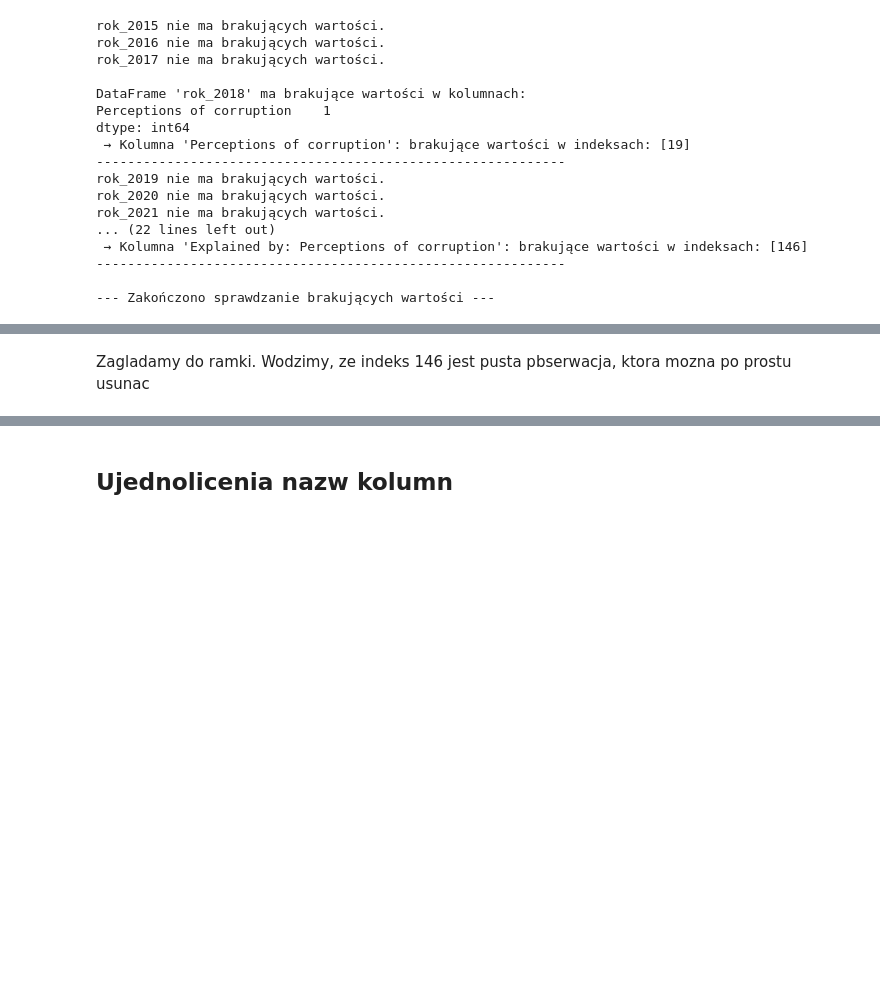
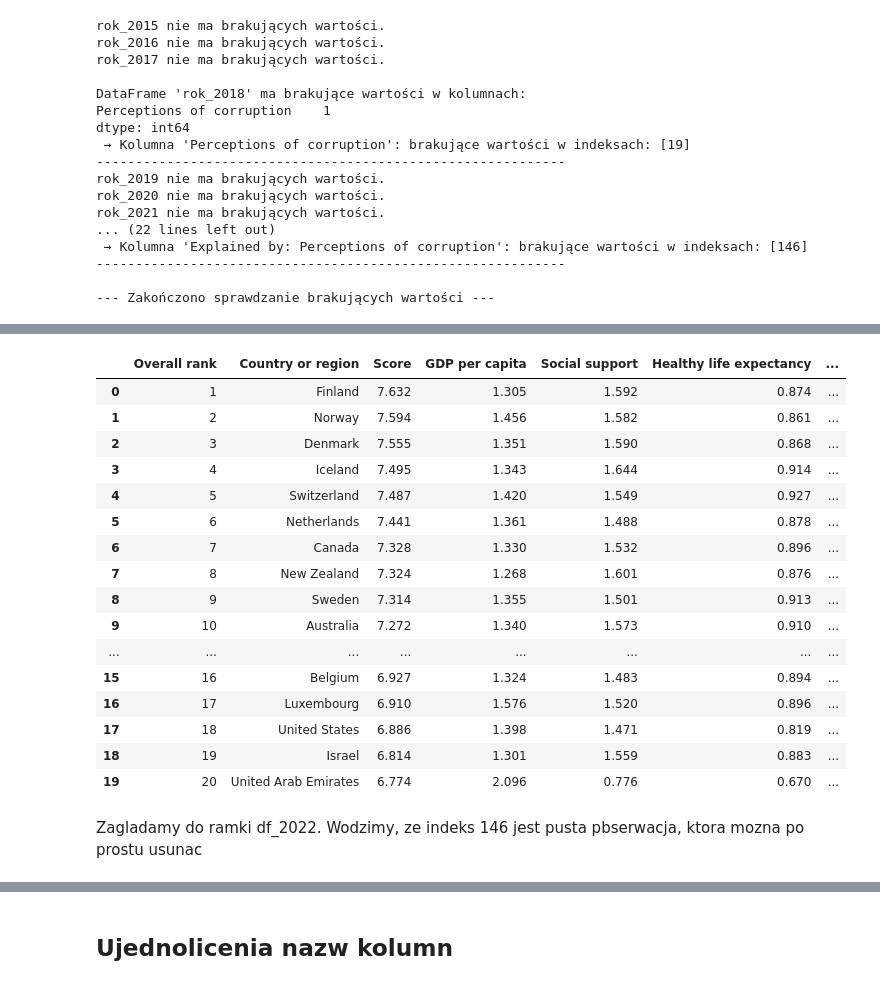
Before and after one commit to Kinga94/SAD_zadanie, a Jupyter notebook: SAD_world_happines_report.ipynb, the cells around one changed output, grey strips where cells are left out. Drawn from its saved outputs; the diff is of its cells as text; code cells hidden in the pictures; blank space fills up the shorter version.

```diff
--- a/SAD_world_happines_report.ipynb
+++ b/SAD_world_happines_report.ipynb
@@ -225,2 +231,22 @@ rok_2021 nie ma brakujących wartości.
+# %%
+df_2018.head(20)
+# %% [output]
+|  | Overall rank | Country or region | Score | GDP per capita | Social support | Healthy life expectancy | ... |
+| 0 | 1 | Finland | 7.632 | 1.305 | 1.592 | 0.874 | ... |
+| 1 | 2 | Norway | 7.594 | 1.456 | 1.582 | 0.861 | ... |
+| 2 | 3 | Denmark | 7.555 | 1.351 | 1.590 | 0.868 | ... |
+| 3 | 4 | Iceland | 7.495 | 1.343 | 1.644 | 0.914 | ... |
+| 4 | 5 | Switzerland | 7.487 | 1.420 | 1.549 | 0.927 | ... |
+| 5 | 6 | Netherlands | 7.441 | 1.361 | 1.488 | 0.878 | ... |
+| 6 | 7 | Canada | 7.328 | 1.330 | 1.532 | 0.896 | ... |
+| 7 | 8 | New Zealand | 7.324 | 1.268 | 1.601 | 0.876 | ... |
+| 8 | 9 | Sweden | 7.314 | 1.355 | 1.501 | 0.913 | ... |
+| 9 | 10 | Australia | 7.272 | 1.340 | 1.573 | 0.910 | ... |
+| ... | ... | ... | ... | ... | ... | ... | ... |
+| 15 | 16 | Belgium | 6.927 | 1.324 | 1.483 | 0.894 | ... |
+| 16 | 17 | Luxembourg | 6.910 | 1.576 | 1.520 | 0.896 | ... |
+| 17 | 18 | United States | 6.886 | 1.398 | 1.471 | 0.819 | ... |
+| 18 | 19 | Israel | 6.814 | 1.301 | 1.559 | 0.883 | ... |
+| 19 | 20 | United Arab Emirates | 6.774 | 2.096 | 0.776 | 0.670 | ... |
 # %% [markdown]
-Zagladamy do ramki. Wodzimy, ze indeks 146 jest pusta pbserwacja, ktora mozna po prostu usunac
+Zagladamy do ramki df_2022. Wodzimy, ze indeks 146 jest pusta pbserwacja, ktora mozna po prostu usunac
```
Also changed, not shown: parts of 5 cells of this notebook.
